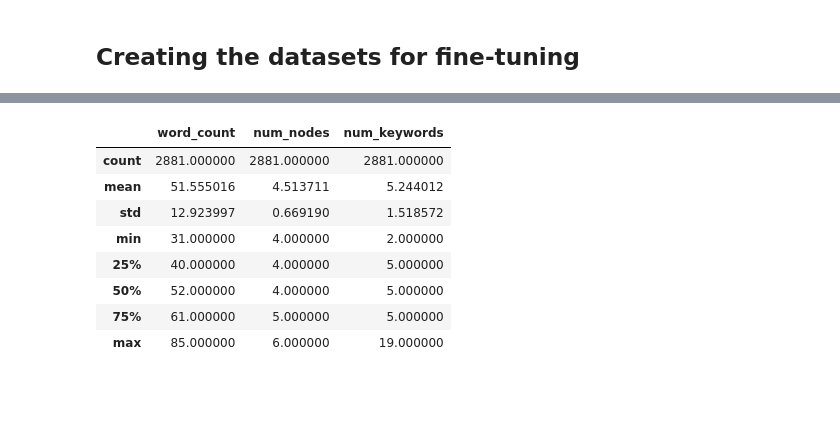
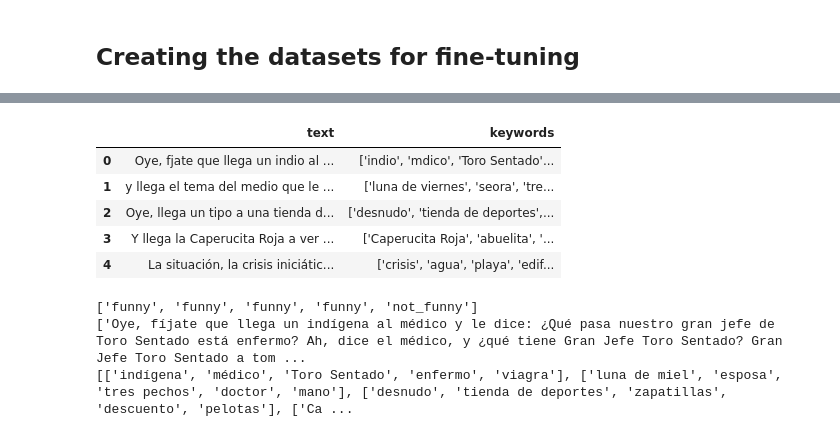
Before and after one commit to aastroza/mistral-fine-tuning, a Jupyter notebook: notebooks/02_refine_jokes_dataset.ipynb, the cells around one changed output, grey strips where cells are left out. Drawn from its saved outputs; the diff is of its cells as text; code cells hidden in the pictures; blank space fills up the shorter version.

Commit message:
new data cleaning

```diff
--- a/notebooks/02_refine_jokes_dataset.ipynb
+++ b/notebooks/02_refine_jokes_dataset.ipynb
@@ -308,0 +316,3 @@ df[['text', 'keywords']].to_json('../data/interim/jokes_fine_tuning.jsonl', orie
+# %%
+df = read_fine_tuning_file('../data/interim/jokes.jsonl')
+len(df)
@@ -309,13 +322,10 @@ df[['text', 'keywords']].to_json('../data/interim/jokes_fine_tuning.jsonl', orie
 # %%
-df_quality = df[(df['word_count'] > 30)&(df['num_nodes'] > 3)].reset_index(drop=True)
-df_quality.describe()
+df_quality = df[(df['word_count'] > 30)&(df['num_nodes'] > 3)][['text', 'keywords']].reset_index(drop=True)
+df_quality.head()
 # %% [output]
-|  | word_count | num_nodes | num_keywords |
-| count | 2881.000000 | 2881.000000 | 2881.000000 |
-| mean | 51.555016 | 4.513711 | 5.244012 |
-| std | 12.923997 | 0.669190 | 1.518572 |
-| min | 31.000000 | 4.000000 | 2.000000 |
-| 25% | 40.000000 | 4.000000 | 5.000000 |
-| 50% | 52.000000 | 4.000000 | 5.000000 |
-| 75% | 61.000000 | 5.000000 | 5.000000 |
-| max | 85.000000 | 6.000000 | 19.000000 |
+|  | text | keywords |
+| 0 | Oye, fjate que llega un indio al ... | ['indio', 'mdico', 'Toro Sentado'... |
+| 1 | y llega el tema del medio que le ... | ['luna de viernes', 'seora', 'tre... |
+| 2 | Oye, llega un tipo a una tienda d... | ['desnudo', 'tienda de deportes',... |
+| 3 | Y llega la Caperucita Roja a ver ... | ['Caperucita Roja', 'abuelita', '... |
+| 4 | La situación, la crisis iniciátic... | ['crisis', 'agua', 'playa', 'edif... |
@@ -322,2 +353,8 @@ df_quality.describe()
+# %%
+await refinement()
+# %% [output]
+['funny', 'funny', 'funny', 'funny', 'not_funny']
+['Oye, fíjate que llega un indígena al médico y le dice: ¿Qué pasa nuestro gran jefe de Toro Sentado está enfermo? Ah, dice el médico, y ¿qué tiene Gran Jefe Toro Sentado? Gran Jefe Toro Sentado a tom ...
+[['indígena', 'médico', 'Toro Sentado', 'enfermo', 'viagra'], ['luna de miel', 'esposa', 'tres pechos', 'doctor', 'mano'], ['desnudo', 'tienda de deportes', 'zapatillas', 'descuento', 'pelotas'], ['Ca ...
 # %%
 df_quality[['text', 'keywords']].to_json('../data/interim/quality_jokes_fine_tuning.jsonl', orient='records', lines=True)
```
Also changed, not shown: parts of 4 cells of this notebook, 3 other files.
